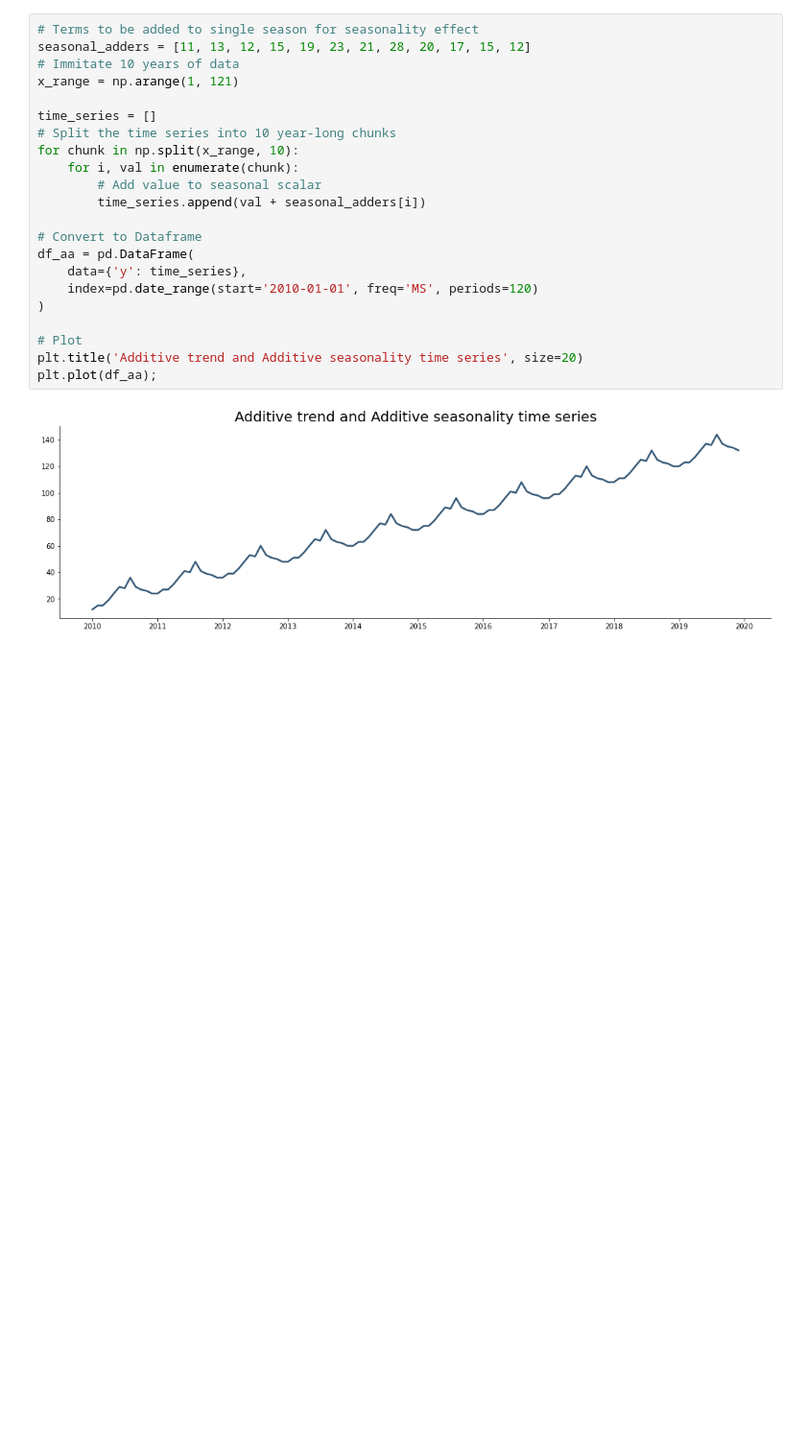
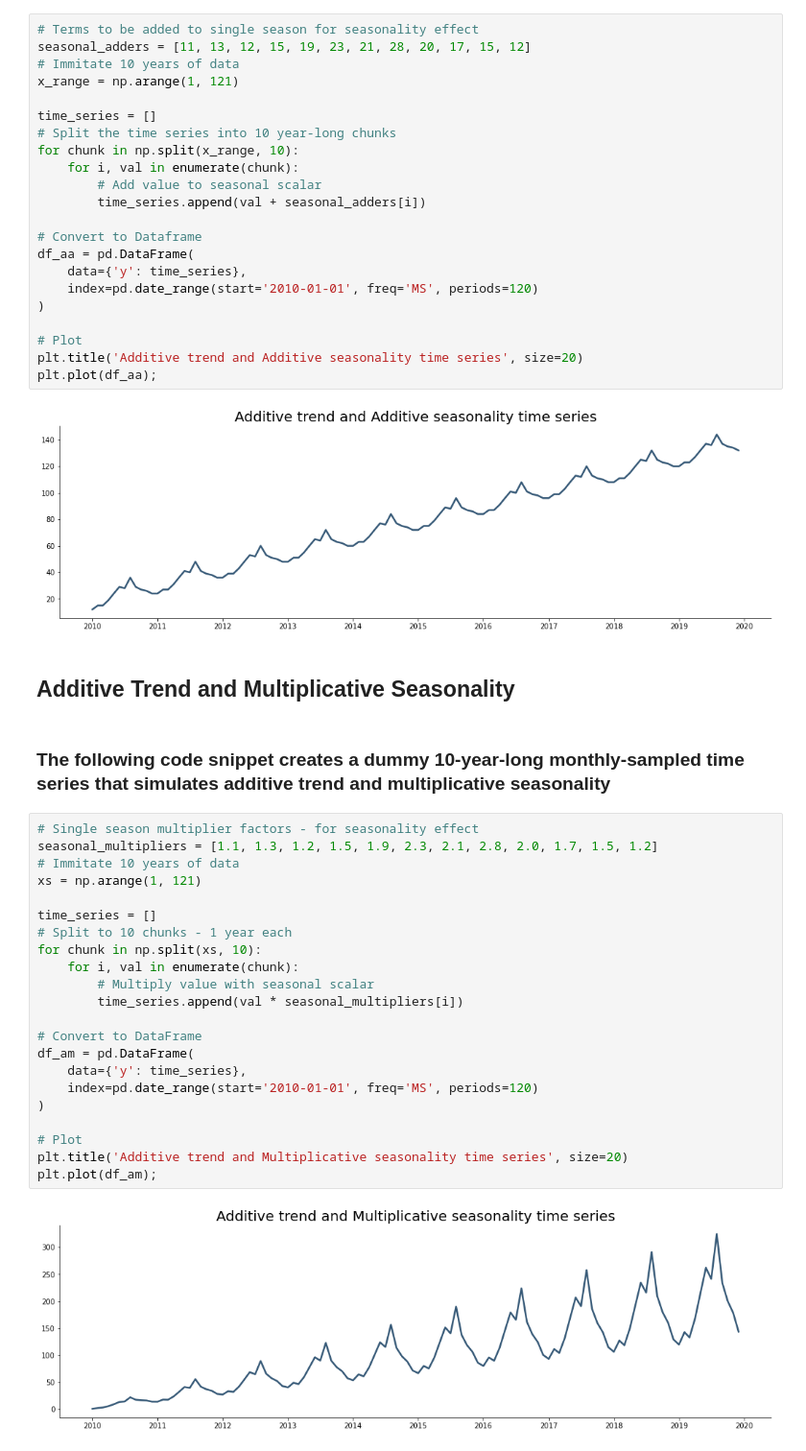
Before and after one commit to n-saurino/Time-Series-Project, a Jupyter notebook: MBB_Time_Series_Project.ipynb, the cells around one changed output. Shown at 96% size. Saved outputs shown, nothing was run; the diff lists cells and outputs as text; blank space fills up the shorter version.

Commit message:
Completed tutorial 4 of the 10 part series

```diff
--- a/MBB_Time_Series_Project.ipynb
+++ b/MBB_Time_Series_Project.ipynb
@@ -386,3 +390,31 @@ plt.title('Additive trend and Additive seasonality time series', size=20)
 plt.plot(df_aa);
 # %% [output]
 [figure]
+# %% [markdown]
+## Additive Trend and Multiplicative Seasonality
+# %% [markdown]
+   ### The following code snippet creates a dummy 10-year-long monthly-sampled time series that simulates additive trend and multiplicative seasonality
+# %%
+# Single season multiplier factors - for seasonality effect
+seasonal_multipliers = [1.1, 1.3, 1.2, 1.5, 1.9, 2.3, 2.1, 2.8, 2.0, 1.7, 1.5, 1.2]
+# Immitate 10 years of data
+xs = np.arange(1, 121)
+
+time_series = []
+# Split to 10 chunks - 1 year each
+for chunk in np.split(xs, 10):
+    for i, val in enumerate(chunk):
+        # Multiply value with seasonal scalar
+        time_series.append(val * seasonal_multipliers[i])
+
+# Convert to DataFrame
+df_am = pd.DataFrame(
+    data={'y': time_series},
+    index=pd.date_range(start='2010-01-01', freq='MS', periods=120)
+)
+
+# Plot
+plt.title('Additive trend and Multiplicative seasonality time series', size=20)
+plt.plot(df_am);
+# %% [output]
+[figure, added]
```
Also changed, not shown: parts of 10 cells of this notebook.
